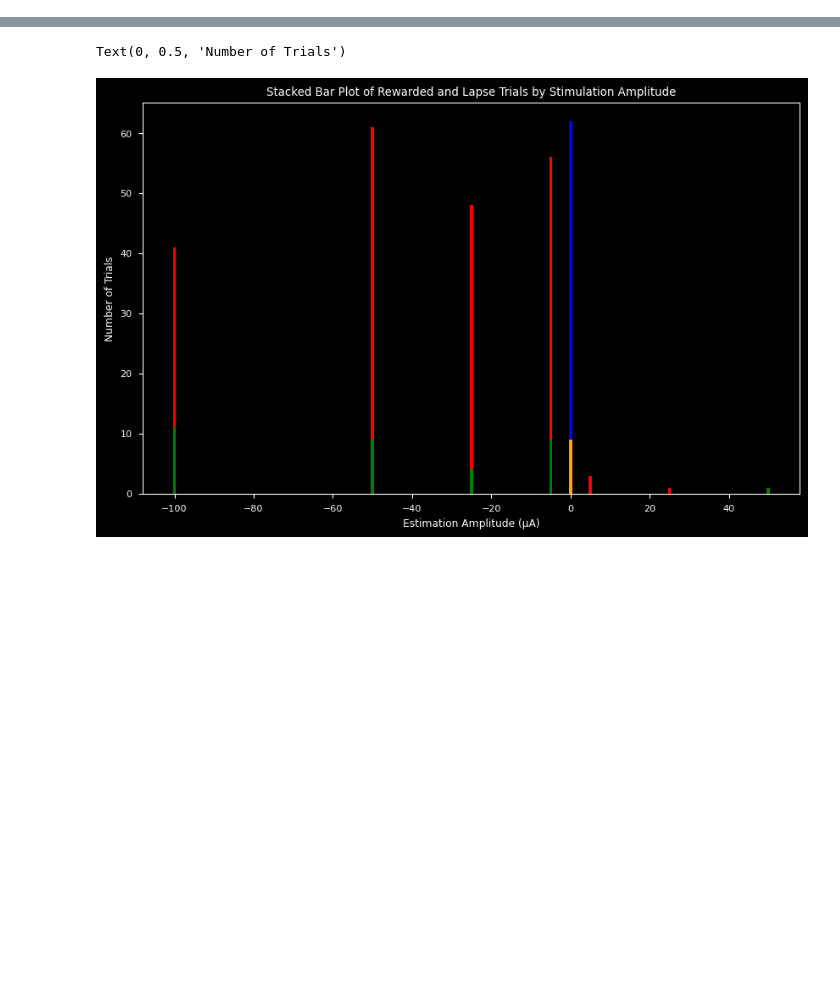
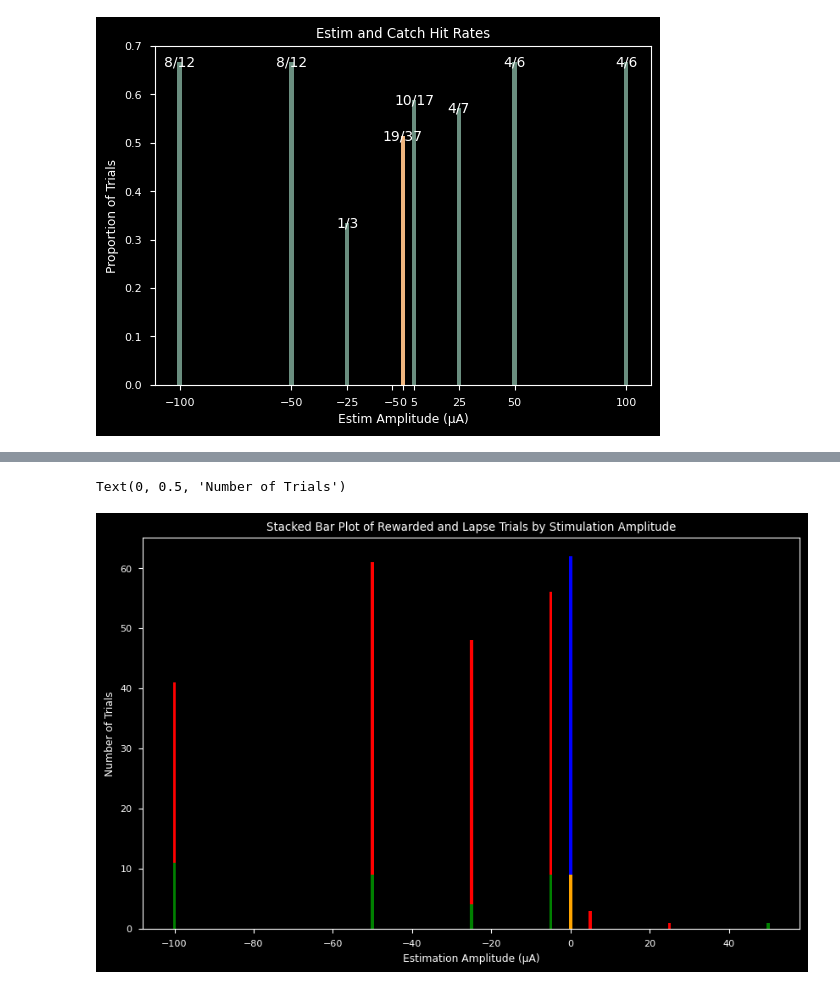
Before and after one commit to denmanlab/mouse_behavior, a Jupyter notebook: plotting_testing.ipynb, the cells around one changed output, grey strips where cells are left out. Saved outputs shown, nothing was run; the diff lists cells and outputs as text; code cells hidden in the pictures; blank space fills up the shorter version.

```diff
--- a/plotting_testing.ipynb
+++ b/plotting_testing.ipynb
@@ -11,0 +25,5 @@ estim_session = new_df[new_df['task'] == 'estim']
+# %%
+f, ax = plt.subplots()
+plotter.plot_estim_and_catch_trial_hitrates(ax, df25)
+# %% [output]
+[figure, added]
```
Also changed, not shown: parts of 6 cells of this notebook, 1 other file.
